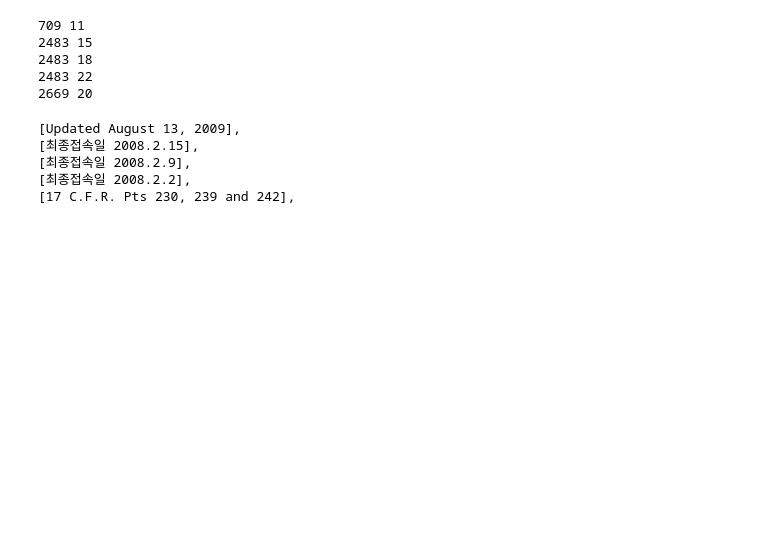
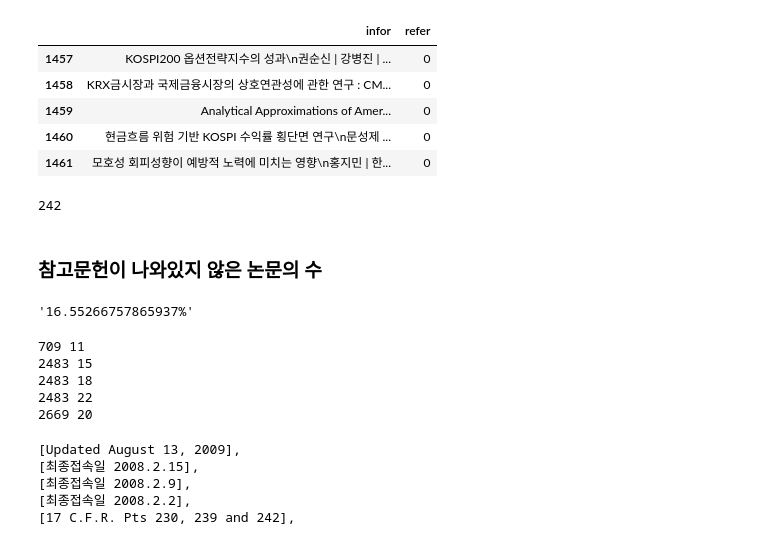
Before and after one commit to hskimim/Quantitative_Finance, a Jupyter notebook: SSU/finlab/extract_reference/New_Trial_1025/tuning_dataframe_with_references.ipynb, the cells around one changed output. Drawn from its saved outputs; the diff is of its cells as text; code cells hidden in the pictures; blank space fills up the shorter version.

```diff
--- a/SSU/finlab/extract_reference/New_Trial_1025/tuning_dataframe_with_references.ipynb
+++ b/SSU/finlab/extract_reference/New_Trial_1025/tuning_dataframe_with_references.ipynb
@@ -40,3 +11,24 @@ display(df3.tail())
+# %%
+df = pd.read_csv('references.csv')
+# %%
+df.tail()
+# %% [output]
+|  | infor | refer |
+| 1457 | KOSPI200 옵션전략지수의 성과\n권순신 | 강병진 | ... | 0 |
+| 1458 | KRX금시장과 국제금융시장의 상호연관성에 관한 연구 : CM... | 0 |
+| 1459 | Analytical Approximations of Amer... | 0 |
+| 1460 | 현금흐름 위험 기반 KOSPI 수익률 횡단면 연구\n문성제 ... | 0 |
+| 1461 | 모호성 회피성향이 예방적 노력에 미치는 영향\n홍지민 | 한... | 0 |
+# %%
+len([i for i in df['refer'].values if i == '0'])
+# %% [output]
+242
+# %% [markdown]
+### 참고문헌이 나와있지 않은 논문의 수
+# %%
+str(((len([i for i in df['refer'].values if i == '0']) / len(df)) * 100)) + '%'
+# %% [output]
+'16.55266757865937%'
 # %%
 def tuning_process1(df):
     tuned_ls = []
```
Also changed, not shown: parts of 33 cells of this notebook, 1 other file.
